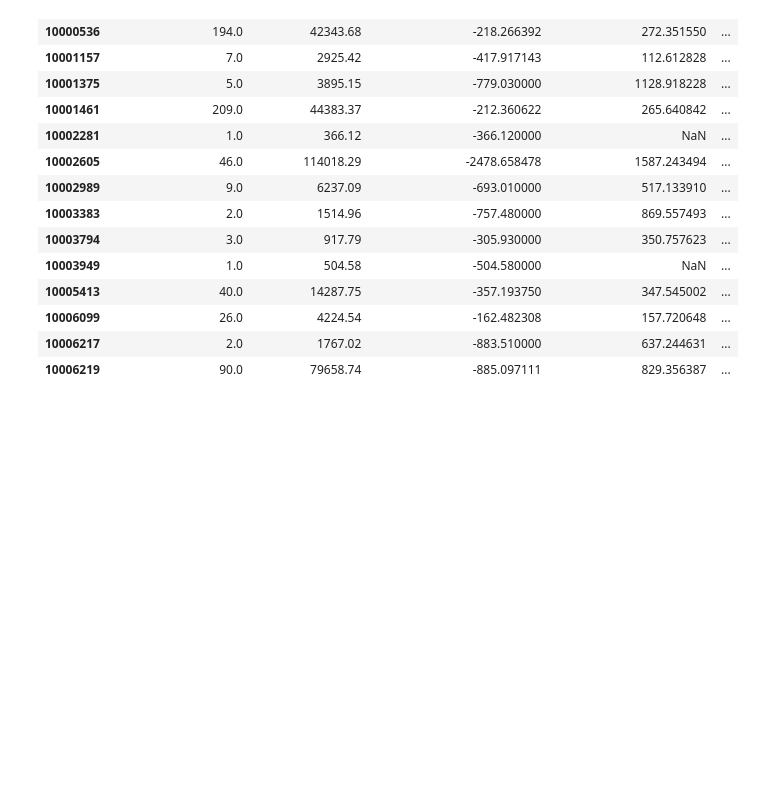
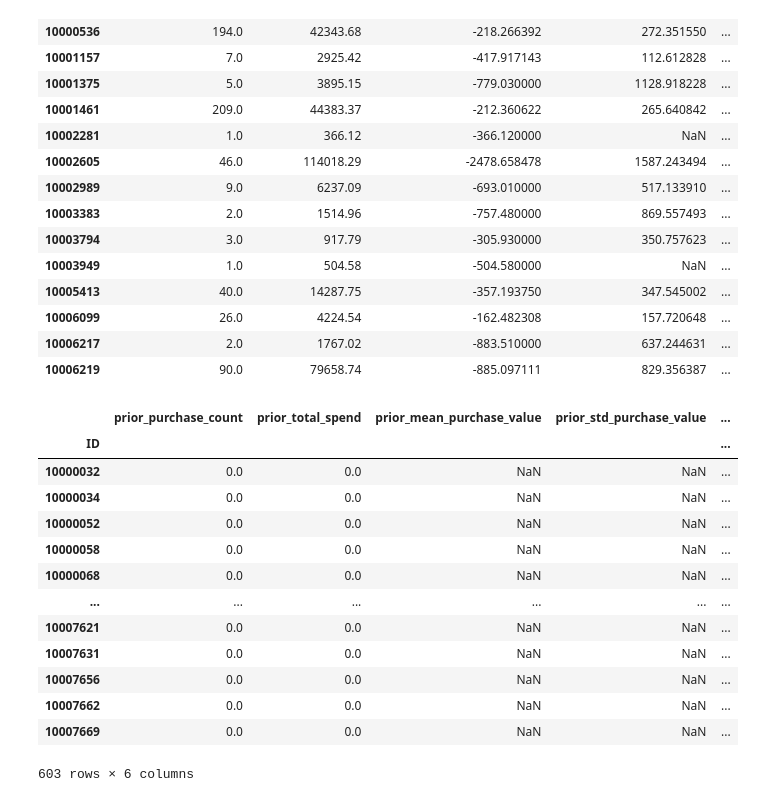
Before and after one commit to saradfalves/ML_Group_09, a Jupyter notebook: notebooks/exploring_and_modifying.ipynb, the cells around one changed output. Drawn from its saved outputs; the diff is of its cells as text; code cells hidden in the pictures; blank space fills up the shorter version.

```diff
--- a/notebooks/exploring_and_modifying.ipynb
+++ b/notebooks/exploring_and_modifying.ipynb
@@ -394,3 +395,22 @@ negative_mean = (train_copy['prior_mean_purchase_value'] < 0) & (train_copy['pri
 
 train_copy.loc[missing_mean, 'prior_mean_purchase_value'] = train_copy.loc[missing_mean, 'prior_total_spend']/train_copy.loc[missing_mean, 'prior_purchase_count']
 train_copy.loc[negative_mean, 'prior_mean_purchase_value'] = train_copy.loc[negative_mean, 'prior_total_spend']/train_copy.loc[negative_mean, 'prior_purchase_count']
+# %%
+missing_max_min = (train_copy['prior_max_purchase_value'].isna()) & (train_copy['prior_min_purchase_value'].isna())
+count_value_is_zero = (train_copy['prior_total_spend'] == 0) & (train_copy['prior_purchase_count'] == 0)
+train_copy.loc[missing_max_min & count_value_is_zero, purchase_value_columns]
+# %% [output]
+|  | prior_purchase_count | prior_total_spend | prior_mean_purchase_value | prior_std_purchase_value | ... |
+| ID |  |  |  |  | ... |
+| 10000032 | 0.0 | 0.0 | NaN | NaN | ... |
+| 10000034 | 0.0 | 0.0 | NaN | NaN | ... |
+| 10000052 | 0.0 | 0.0 | NaN | NaN | ... |
+| 10000058 | 0.0 | 0.0 | NaN | NaN | ... |
+| 10000068 | 0.0 | 0.0 | NaN | NaN | ... |
+| ... | ... | ... | ... | ... | ... |
+| 10007621 | 0.0 | 0.0 | NaN | NaN | ... |
+| 10007631 | 0.0 | 0.0 | NaN | NaN | ... |
+| 10007656 | 0.0 | 0.0 | NaN | NaN | ... |
+| 10007662 | 0.0 | 0.0 | NaN | NaN | ... |
+| 10007669 | 0.0 | 0.0 | NaN | NaN | ... |
+603 rows × 6 columns
```
Also changed, not shown: parts of 5 cells of this notebook.
